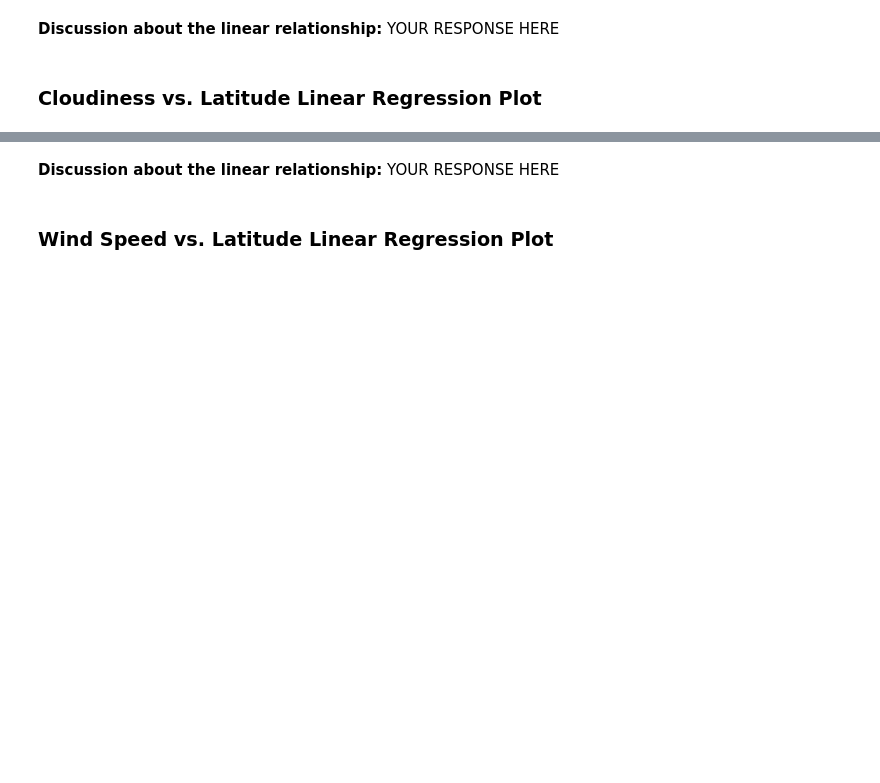
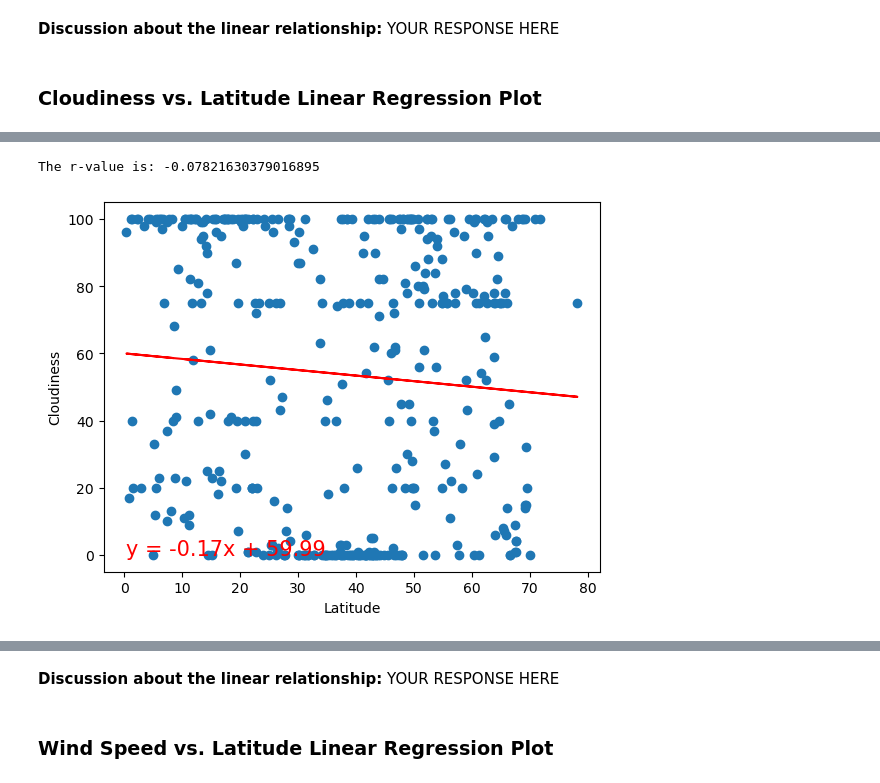
Before and after one commit to wemlaztdj/python-api-challenge, a Jupyter notebook: WeatherPy/WeatherPy.ipynb, the cells around one changed output, grey strips where cells are left out. Drawn from its saved outputs; the diff is of its cells as text; code cells hidden in the pictures; blank space fills up the shorter version.

```diff
--- a/WeatherPy/WeatherPy.ipynb
+++ b/WeatherPy/WeatherPy.ipynb
@@ -369,0 +371,7 @@ The r-value is: 0.02056735429994368
+# %%
+# Northern Hemisphere
+
+LRp(northern_hemi_df['Lat'],northern_hemi_df['Cloudiness'])
+# %% [output]
+The r-value is: -0.07821630379016895
+[figure, added]
```
Also changed, not shown: parts of 26 cells of this notebook, 5 other files.
